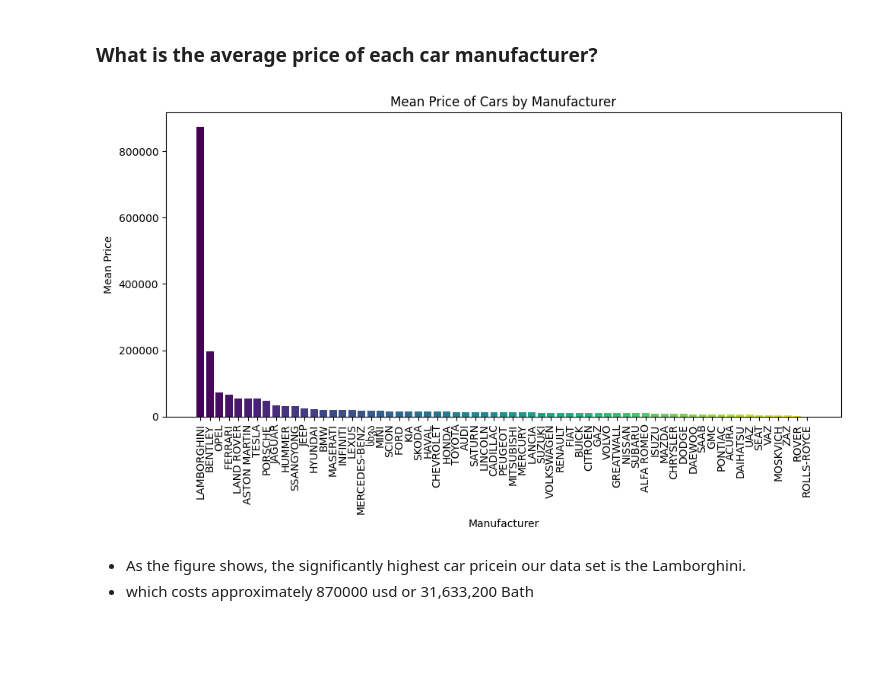
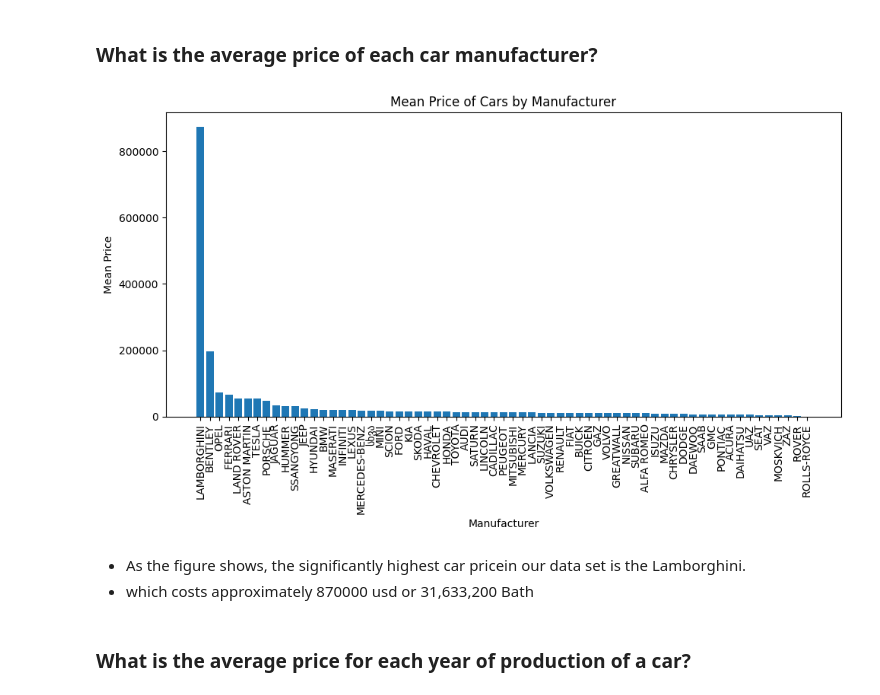
Before and after one commit to waritkan/Car_price_prediction_using_mlp_regression, a Jupyter notebook: Car_price_prediction.ipynb, the cells around one changed output. Saved outputs shown, nothing was run; the diff lists cells and outputs as text; code cells hidden in the pictures; blank space fills up the shorter version.

```diff
--- a/Car_price_prediction.ipynb
+++ b/Car_price_prediction.ipynb
@@ -95,21 +97,22 @@ mean_price_per_manufacturer = mean_price_per_manufacturer.sort_values(by='Mean_P
 # %%
 mean_price_per_manufacturer = df.groupby('Manufacturer')['Price'].mean().reset_index()
 
 mean_price_per_manufacturer.columns = ['Manufacturer', 'Mean_Price']
 
 mean_price_per_manufacturer = mean_price_per_manufacturer.sort_values(by='Mean_Price', ascending=False)
 
 plt.figure(figsize=(10, 6))
-colors = cm.viridis(np.linspace(0, 1, mean_price_per_manufacturer.shape[0]))
-plt.bar(mean_price_per_manufacturer['Manufacturer'], mean_price_per_manufacturer['Mean_Price'], color=colors)
+plt.bar(mean_price_per_manufacturer['Manufacturer'], mean_price_per_manufacturer['Mean_Price'])
 plt.xlabel('Manufacturer')
 plt.ylabel('Mean Price')
 plt.title('Mean Price of Cars by Manufacturer')
 plt.xticks(rotation=90)
 plt.tight_layout()
 plt.show()
 # %% [output]
-[figure, old version]
+[figure, new version]
 # %% [markdown]
 *   As the figure shows, the significantly highest car pricein our data set is the Lamborghini.
 *   which costs approximately 870000 usd or 31,633,200 Bath
+# %% [markdown]
+### What is the average price for each year of production of a car?
```
Also changed, not shown: parts of 10 cells of this notebook.
